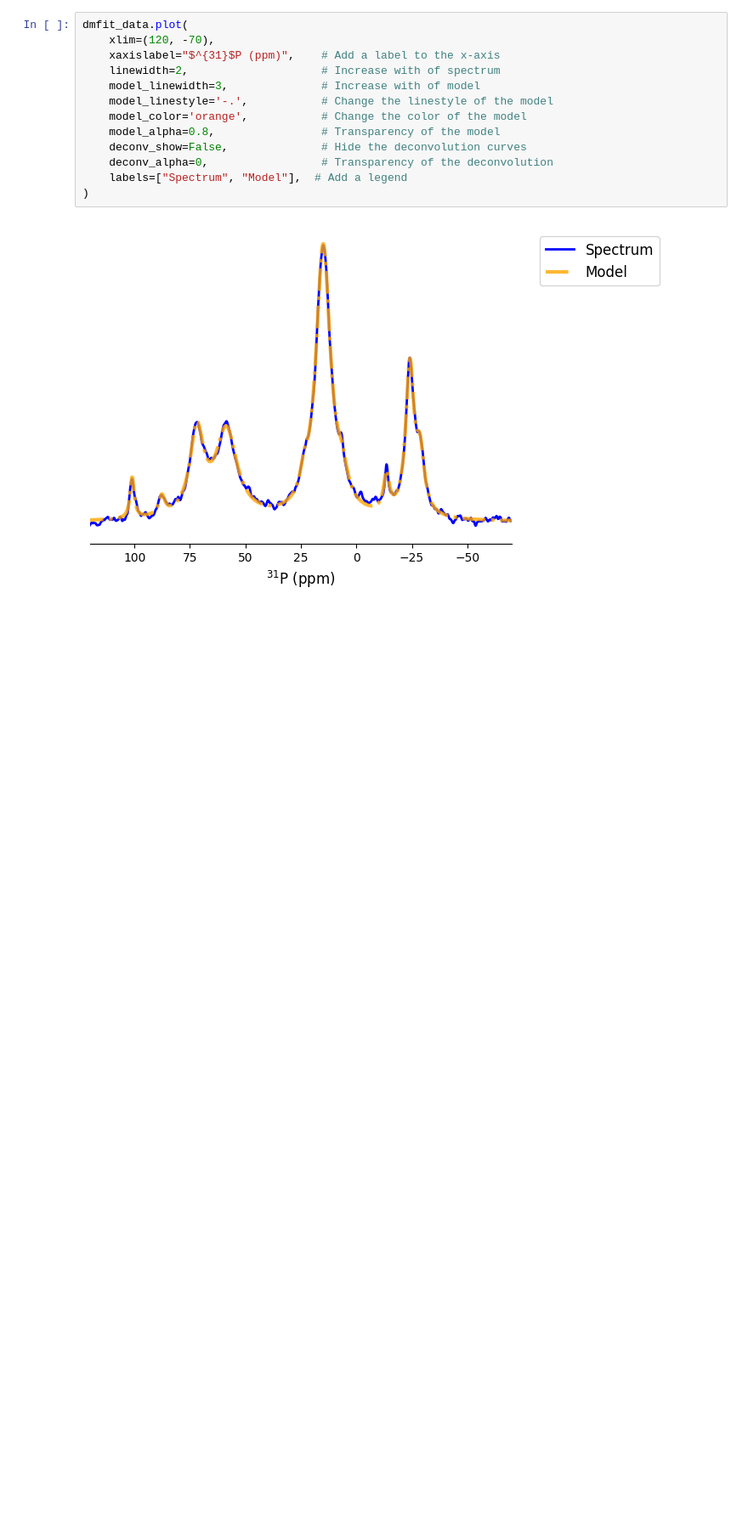
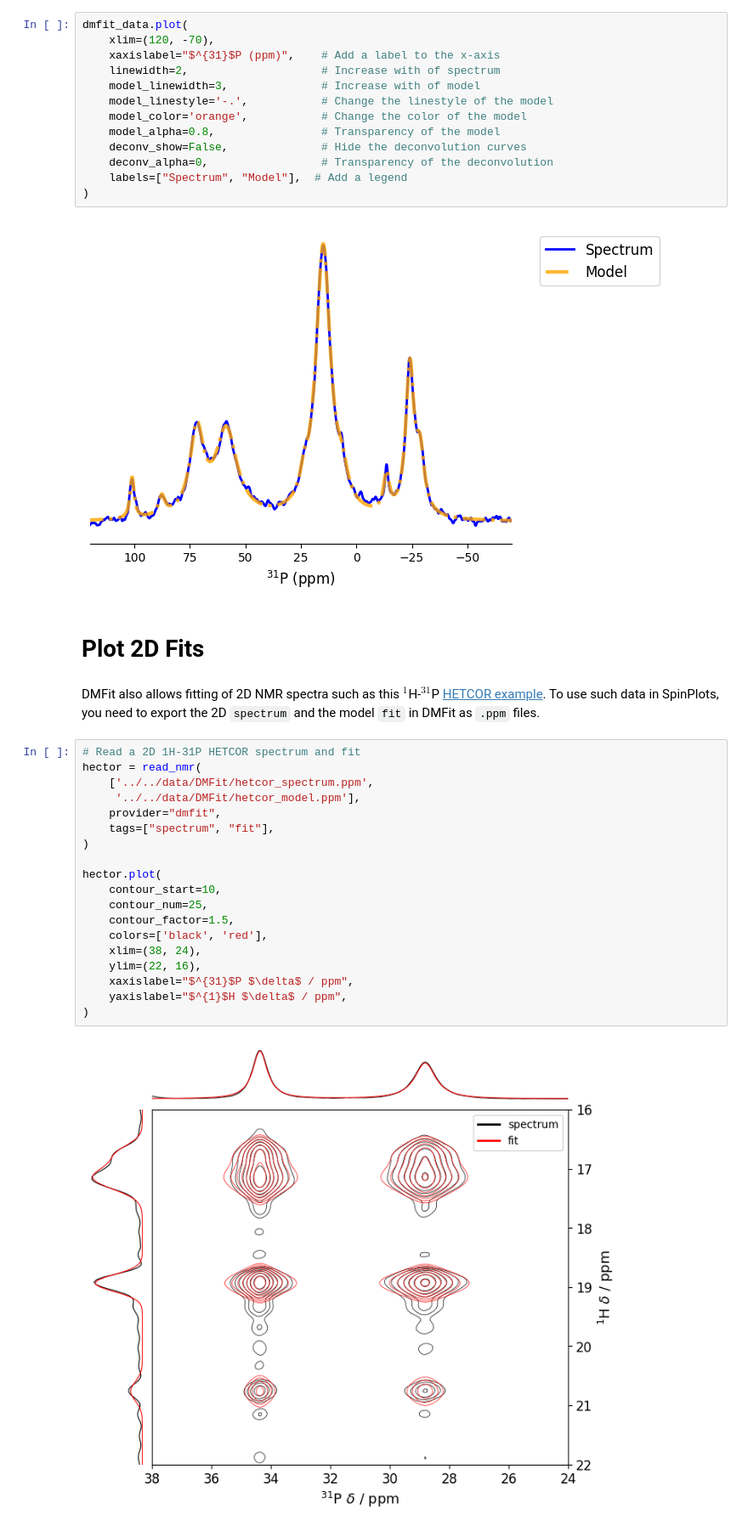
Before and after one commit to nuts-org/spinplots, a Jupyter notebook: docs/user_guide/dmfit_plots.ipynb, the cells around one changed output. Shown at 85% size. Saved outputs shown, nothing was run; the diff lists cells and outputs as text; blank space fills up the shorter version.

Commit message:
Added option to plot DMFit's 2D data was requested in #22

```diff
--- a/docs/user_guide/dmfit_plots.ipynb
+++ b/docs/user_guide/dmfit_plots.ipynb
@@ -38,3 +36,28 @@ dmfit_data.plot(
 )
 # %% [output]
 [figure]
+# %% [markdown]
+# Plot 2D Fits
+# %% [markdown]
+DMFit also allows fitting of 2D NMR spectra such as this $^1$H-$^{31}$P [HETCOR example](https://nmr.cemhti.cnrs-orleans.fr/Dmfit/Howto/2D_Heteronuclear.aspx). To use such data in SpinPlots, you need to export the 2D `spectrum` and the model `fit` in DMFit as `.ppm` files.
+# %%
+# Read a 2D 1H-31P HETCOR spectrum and fit
+hector = read_nmr(
+    ['../../data/DMFit/hetcor_spectrum.ppm',
+     '../../data/DMFit/hetcor_model.ppm'],
+    provider="dmfit",
+    tags=["spectrum", "fit"],
+)
+
+hector.plot(
+    contour_start=10,
+    contour_num=25,
+    contour_factor=1.5,
+    colors=['black', 'red'],
+    xlim=(38, 24),
+    ylim=(22, 16),
+    xaxislabel="$^{31}$P $\delta$ / ppm",
+    yaxislabel="$^{1}$H $\delta$ / ppm",
+)
+# %% [output]
+[figure, added]
```
Also changed, not shown: parts of 2 cells of this notebook, 10 other files.
